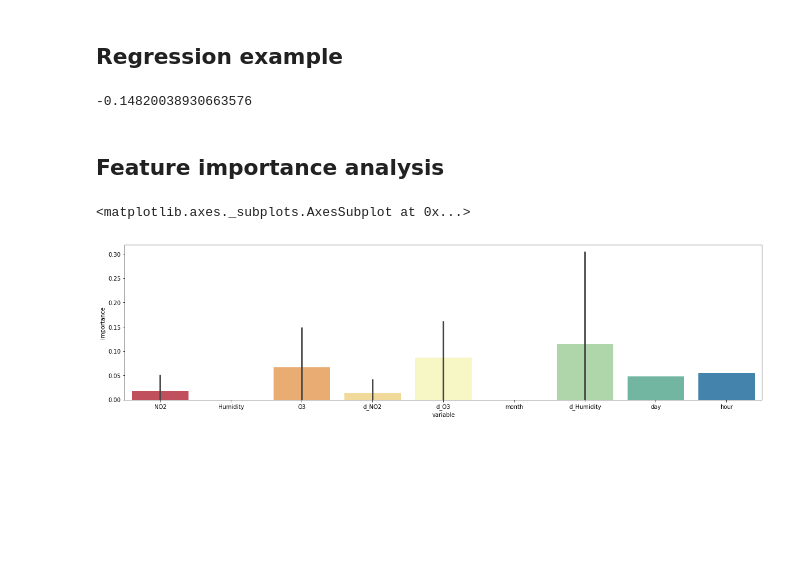
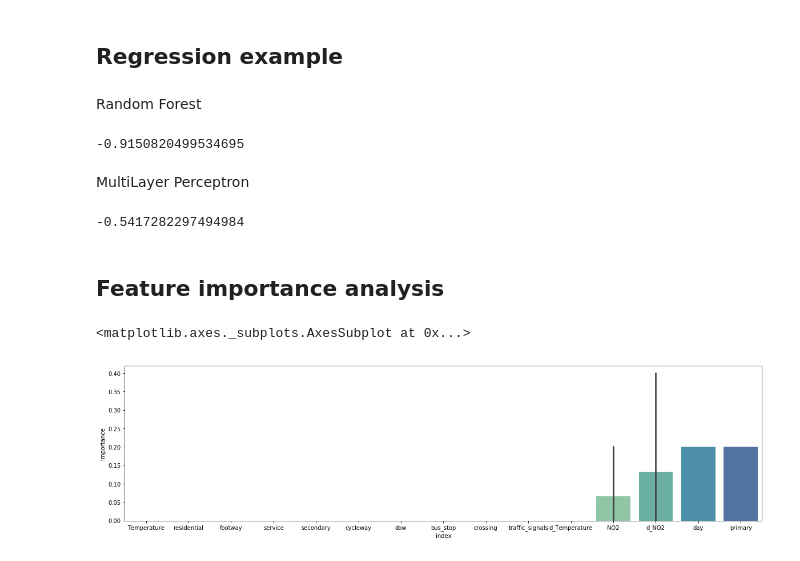
Before and after one commit to adaj/sensingbee, a Jupyter notebook: eda/feature_ingestion.ipynb, the cells around one changed output. Saved outputs shown, nothing was run; the diff lists cells and outputs as text; code cells hidden in the pictures; blank space fills up the shorter version.

Commit message:
ingestion with street features and spatial transformations such as iwd and nn

```diff
--- a/eda/feature_ingestion.ipynb
+++ b/eda/feature_ingestion.ipynb
@@ -40,0 +47,4 @@ metadata.shape
+# %%
+sfeat = pd.read_csv(DATA_FOLDER+'street_features_newcastle.csv',index_col=0)
+sfeat = sfeat.loc[metadata.index]
+sfeat.shape
@@ -41,7 +53,7 @@ metadata.shape
 # %% [markdown]
 Resampling sensors samples to a specific time frequency, acquiring medians to avoid outliers, and also samples inside output area
 # %%
-sensors = pd.read_csv(DATA_FOLDER+'/data.csv')
+sensors = pd.read_csv(DATA_FOLDER+'data.csv')
 sensors['Timestamp'] = pd.to_datetime(sensors['Timestamp'])
 sensors = sensors.set_index(['Variable','Sensor Name','Timestamp'])
 
@@ -122,8 +149,12 @@ def ingestion(sensors, metadata, variables, k, target):
 
     return zx, zi
 # %%
-zx, zi = ingestion(sensors, metadata, variables=['NO2','O3','Humidity'], k=3, target='NO2')
-print(zx.shape)
-print(zi.shape)
+variables = {
+    'sensors':('NO2','Temperature'),
+    'exogenous':('street','day','dow')
+}
+
+zx, zi = ingestion(sensors, metadata, sfeat, variables, k=3, target='NO2', method='randomized')
+print(zx.shape,zi.shape)
 zx.head()
 # %% [output]
@@ -163,5 +245,7 @@ zx.head()
 # %% [markdown]
 ## Regression example
+# %% [markdown]
+Random Forest
 # %%
 from sklearn.ensemble import RandomForestRegressor
 from sklearn.model_selection import RandomizedSearchCV
@@ -169,27 +253,44 @@ from sklearn.model_selection import RandomizedSearchCV
 rf = RandomForestRegressor()
 
 paramsrf = {
-    'n_estimators':np.arange(5,100,5),
+    'n_estimators':np.arange(5,300,15),
     'max_features':np.arange(0.1, 1.01, 0.05),
-    'max_depth':np.arange(1,10,1)
+    'max_depth':np.arange(1,20,2)
 }
 grid = RandomizedSearchCV(rf, param_distributions=paramsrf,
-                    n_iter=500, scoring='r2', n_jobs=-1, cv=5).fit(zx.values, np.ravel(zi.values))
+                    n_iter=100, scoring='r2', n_jobs=-1, cv=5).fit(zx.values, np.ravel(zi.values))
 grid.best_score_
 # %% [output]
--0.14820038930663576
+-0.9150820499534695
+# %% [markdown]
+MultiLayer Perceptron
+# %%
+from sklearn.neural_network import MLPRegressor
+
+mlp = MLPRegressor(max_iter=10000)
+
+paramsmlp = {
+    'hidden_layer_sizes':[(3,1),(3,3),(3,5),(5,1),(5,3),(5,5),(10,1),(10,3),(10,5),(20,3),(20,5),(20,10)],
+    'activation':['identity','relu','logistic'],
+    'alpha':np.logspace(0.0001,0.1,50)
+}
+
+grid = RandomizedSearchCV(mlp, param_distributions=paramsmlp,
+                    n_iter=50, scoring='r2', n_jobs=-1, cv=5).fit(zx.values, np.ravel(zi.values))
+grid.best_score_
+# %% [output]
+-0.5417282297494984
 # %% [markdown]
 ## Feature importance analysis
 # %%
-import seaborn as sns
-import matplotlib.pyplot as plt
+def featureimp_plot(grid, zx):
+    importances = grid.best_estimator_.feature_importances_
+    indices = zx.columns[np.argsort(importances)[::-1]]
+    f = pd.DataFrame(importances, index=indices, columns=['importance']).reset_index().sort_values('importance')
 
-importances = grid.best_estimator_.feature_importances_
-indices = zx.columns[np.argsort(importances)[::-1]]
-f = pd.DataFrame(importances, index=indices, columns=['importance']).reset_index().sort_values('importance')
-
-plt.figure(figsize=(20,5))
-sns.barplot(x='variable',y='importance',data=f, palette='Spectral')
+    plt.figure(figsize=(20,5))
+    return sns.barplot(x='index',y='importance',data=f, palette='Spectral')
+featureimp_plot(grid,zx)
 # %% [output]
 <matplotlib.axes._subplots.AxesSubplot at 0x...>
-[figure, old version]
+[figure, new version]
```
Also changed, not shown: parts of 19 cells of this notebook, 1 other file.
